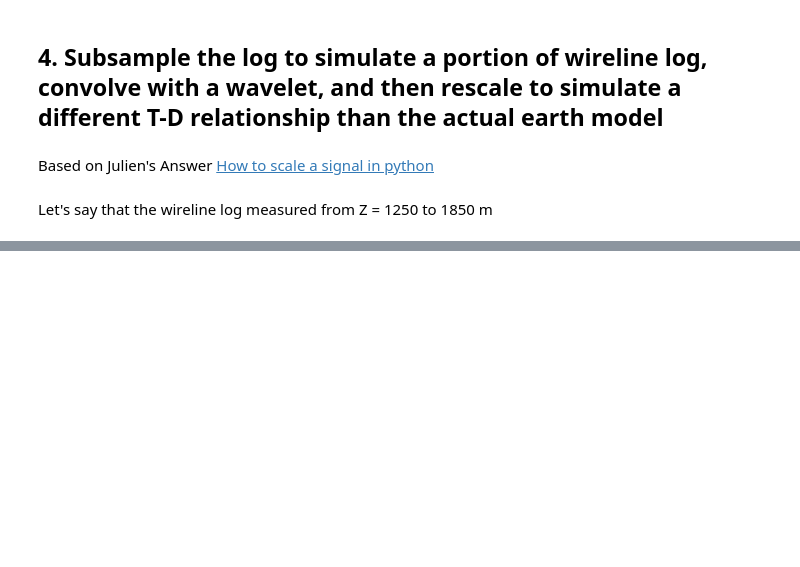
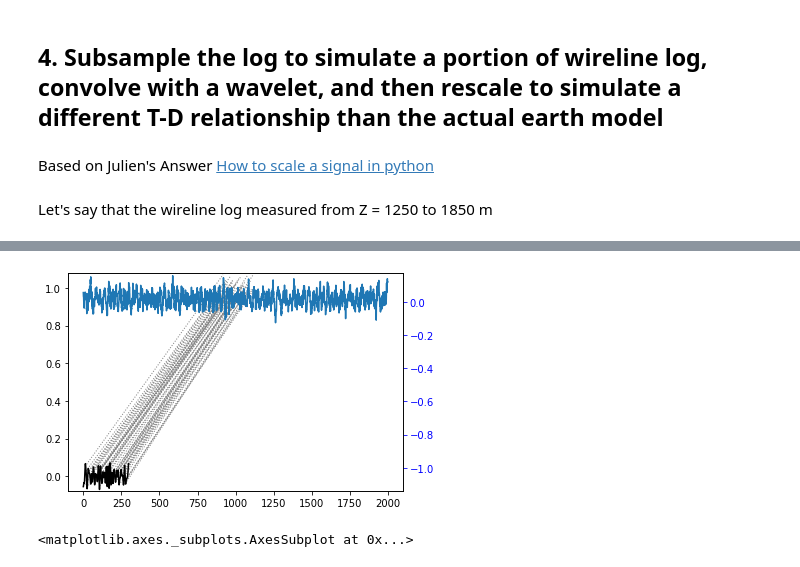
Before and after one commit to bdowdell/automatic_well_tie, a Jupyter notebook: nb/prototyping.ipynb, the cells around one changed output, grey strips where cells are left out. Saved outputs shown, nothing was run; the diff lists cells and outputs as text; code cells hidden in the pictures; blank space fills up the shorter version.

```diff
--- a/nb/prototyping.ipynb
+++ b/nb/prototyping.ipynb
@@ -328,0 +376,11 @@ plt.show()
+# %%
+alignment = dtw.dtw(scaled_wireline_synth, synth_seis_trace_agw,
+                    keep_internals=True,
+                   step_pattern='asymmetric',
+                   open_end=True,
+                   open_begin=True)
+# %%
+alignment.plot(type='twoway', offset=1)
+# %% [output]
+[figure, added]
+<matplotlib.axes._subplots.AxesSubplot at 0x...>
```
Also changed, not shown: parts of 12 cells of this notebook.
